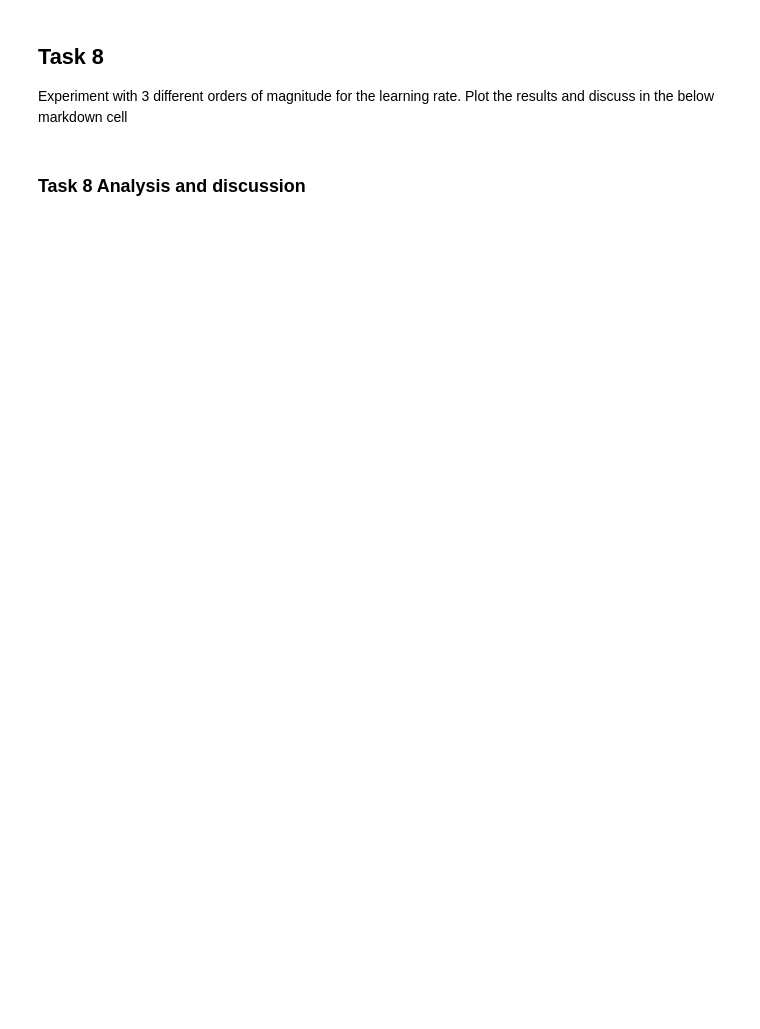
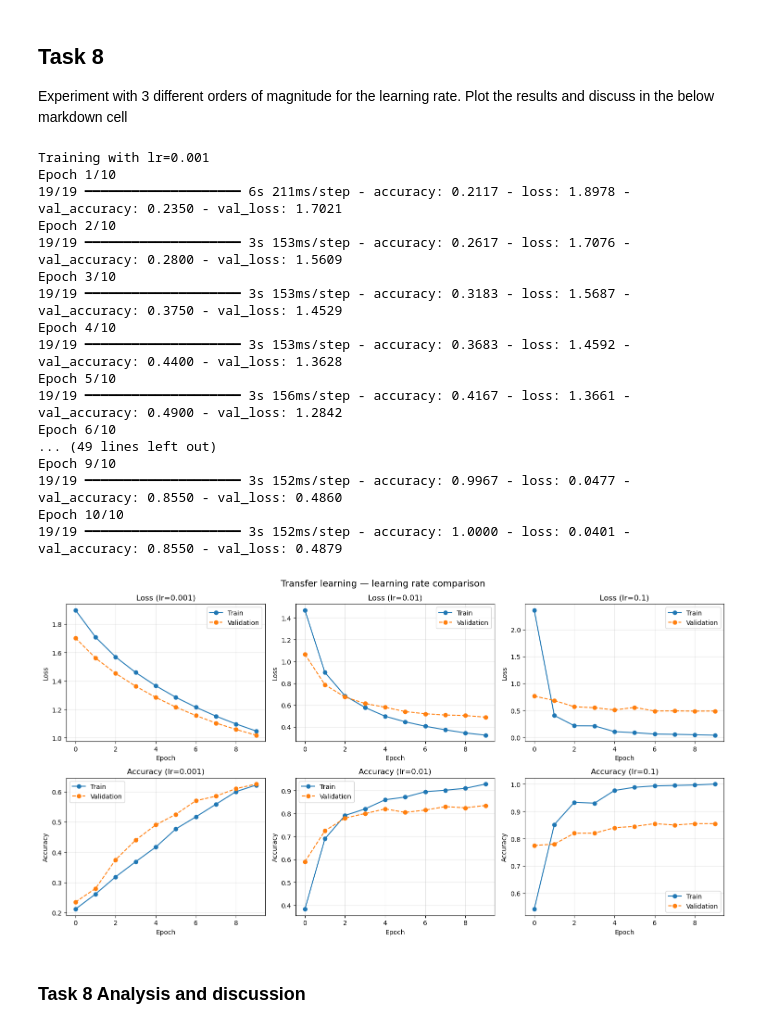
Before and after one commit to CooperHsmith1/ass2CAB320, a Jupyter notebook: CAB320-Assignment2-Learning.ipynb, the cells around one changed output. Cells and saved outputs as stored; diff of their text form; code cells hidden in the pictures; blank space fills up the shorter version.

```diff
--- a/CAB320-Assignment2-Learning.ipynb
+++ b/CAB320-Assignment2-Learning.ipynb
@@ -228,5 +271,63 @@ Plot the training and validation errors and accuracies of standard transfer
 Experiment with 3 different orders of magnitude for the learning rate. Plot the results and discuss in the below markdown cell
 # %%
 ## Your code
+
+learning_rates = [0.001, 0.01, 0.1]
+histories = {}
+
+for lr in learning_rates:
+    print(f"\nTraining with lr={lr}")
+    _, histories[lr] = transfer_learning(train_set, eval_set, load_model(), (lr, 0.0, False))
+
+def plot_lr_comparison(histories):
+    fig, axes = plt.subplots(2, 3, figsize=(15, 8))
+    learning_rates = list(histories.keys())
+
+    for col, lr in enumerate(learning_rates):
+        h = histories[lr].history
+
+        # Loss
+        axes[0, col].plot(h['loss'],     label='Train',      marker='o')
+        axes[0, col].plot(h['val_loss'], label='Validation', marker='o', linestyle='--')
+        axes[0, col].set_title(f'Loss (lr={lr})')
+        axes[0, col].set_xlabel('Epoch')
+        axes[0, col].set_ylabel('Loss')
+        axes[0, col].legend()
+        axes[0, col].grid(True, alpha=0.3)
+
+        # Accuracy
+        axes[1, col].plot(h['accuracy'],     label='Train',      marker='o')
+        axes[1, col].plot(h['val_accuracy'], label='Validation', marker='o', linestyle='--')
+        axes[1, col].set_title(f'Accuracy (lr={lr})')
+        axes[1, col].set_xlabel('Epoch')
+        axes[1, col].set_ylabel('Accuracy')
+        axes[1, col].legend()
+        axes[1, col].grid(True, alpha=0.3)
+
+    plt.suptitle('Transfer learning — learning rate comparison', fontsize=14)
+    plt.tight_layout()
+    plt.savefig('lr_comparison.png', dpi=150)
+    plt.show()
+
+plot_lr_comparison(histories)
+# %% [output]
+Training with lr=0.001
+Epoch 1/10
+19/19 ━━━━━━━━━━━━━━━━━━━━ 6s 211ms/step - accuracy: 0.2117 - loss: 1.8978 - val_accuracy: 0.2350 - val_loss: 1.7021
+Epoch 2/10
+19/19 ━━━━━━━━━━━━━━━━━━━━ 3s 153ms/step - accuracy: 0.2617 - loss: 1.7076 - val_accuracy: 0.2800 - val_loss: 1.5609
+Epoch 3/10
+19/19 ━━━━━━━━━━━━━━━━━━━━ 3s 153ms/step - accuracy: 0.3183 - loss: 1.5687 - val_accuracy: 0.3750 - val_loss: 1.4529
+Epoch 4/10
+19/19 ━━━━━━━━━━━━━━━━━━━━ 3s 153ms/step - accuracy: 0.3683 - loss: 1.4592 - val_accuracy: 0.4400 - val_loss: 1.3628
+Epoch 5/10
+19/19 ━━━━━━━━━━━━━━━━━━━━ 3s 156ms/step - accuracy: 0.4167 - loss: 1.3661 - val_accuracy: 0.4900 - val_loss: 1.2842
+Epoch 6/10
+... (49 lines left out)
+Epoch 9/10
+19/19 ━━━━━━━━━━━━━━━━━━━━ 3s 152ms/step - accuracy: 0.9967 - loss: 0.0477 - val_accuracy: 0.8550 - val_loss: 0.4860
+Epoch 10/10
+19/19 ━━━━━━━━━━━━━━━━━━━━ 3s 152ms/step - accuracy: 1.0000 - loss: 0.0401 - val_accuracy: 0.8550 - val_loss: 0.4879
+[figure, added]
 # %% [markdown]
 ### Task 8 Analysis and discussion
```
Also changed, not shown: parts of 9 cells of this notebook.
